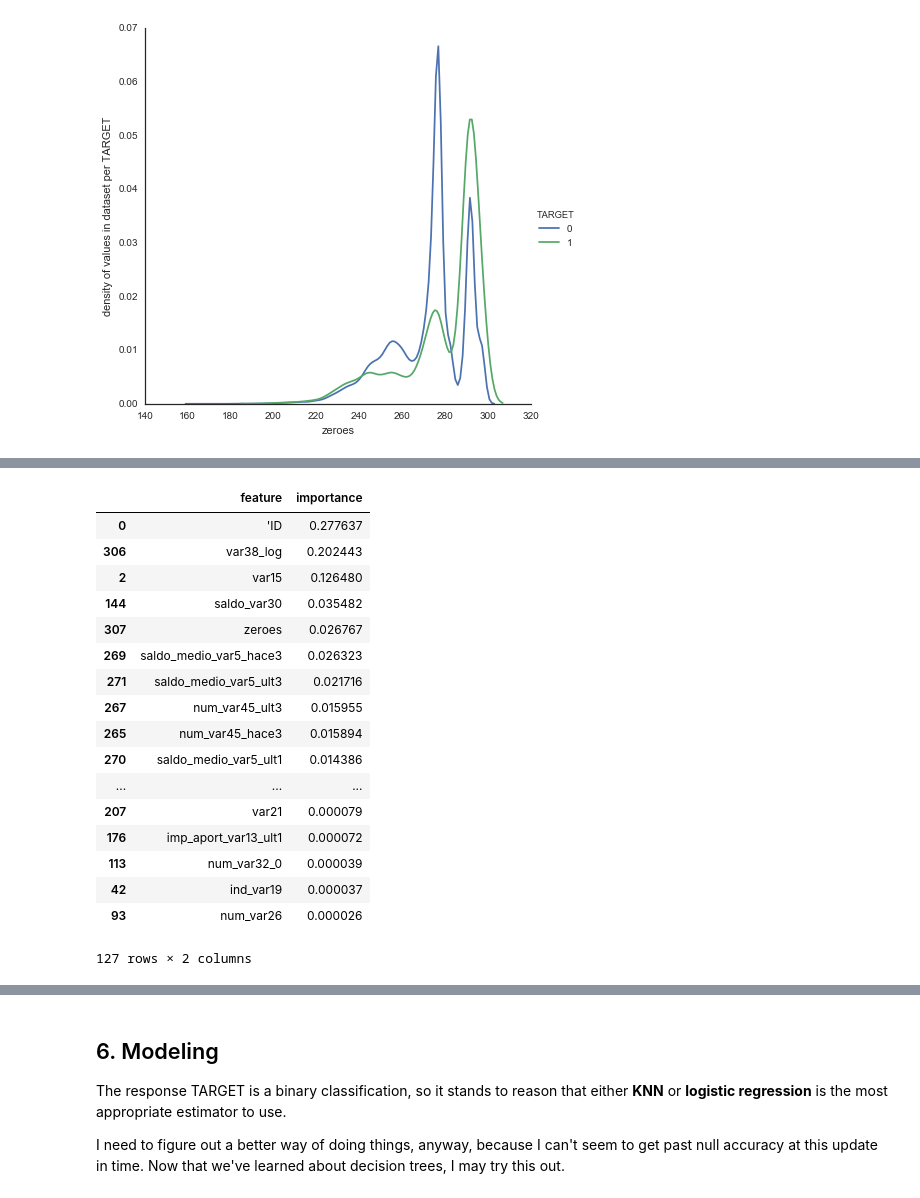
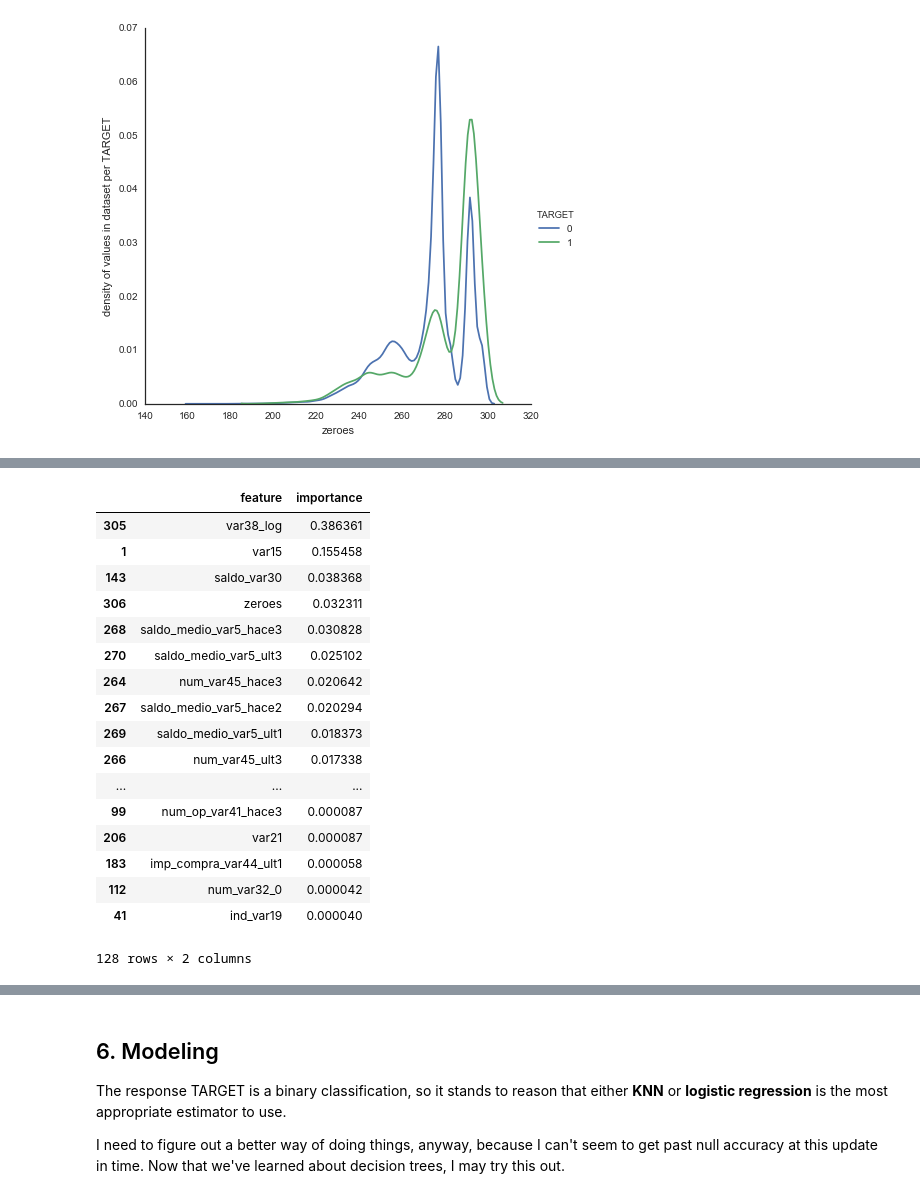
Before and after one commit to sketchychen/kaggle_santander, a Jupyter notebook: kaggle_santander_draft.ipynb, the cells around one changed output, grey strips where cells are left out. Cells and saved outputs as stored; diff of their text form; code cells hidden in the pictures.

```diff
--- a/kaggle_santander_draft.ipynb
+++ b/kaggle_santander_draft.ipynb
@@ -565,8 +560,8 @@ var3 is entirely positive (as categorical variables are wont to be) save for the
 # var3 error -999999, 117 of them
 # 117/77060 = 0.0015 (not even 1% of the entries)
 # drop as null or replace with mode (category 2)?
-santrainder = santrainder.replace(-999999, np.NaN)
-santrainder = santrainder.dropna(axis=0) # use with NaNs
+santrainder = santrainder.replace(-999999, 2)
+# santrainder = santrainder.dropna(axis=0) # use with NaNs
 # %%
 # distribution
 santrainder.var3.hist(bins=100)
@@ -747,33 +742,34 @@ Something something I'm still working on this sorry.
 # %%
 # decision tree classifier ---
 dt_features = list(santrainder.columns)
 dt_features.remove('var38') # weird to have both var38 and var38_log in same model, and var38_log seems to increase accuracy (if by a tiny bit)
+dt_features.remove("'ID") # I suppose it's possible for ID to have an affect but in this context I... I don't think so.
 dt_features.remove('TARGET') # need to remove TARGET
 X = santrainder[dt_features]
 y = santrainder.TARGET
 
 from sklearn.tree import DecisionTreeClassifier
 treeclf = DecisionTreeClassifier(random_state=1)
 treeclf.fit(X, y)
 
 dtclass_importance = pd.DataFrame({'feature':dt_features, 'importance':treeclf.feature_importances_})
 dtclass_importance[dtclass_importance.importance>0].sort_values(by='importance', ascending=False)
 # %% [output]
 |  | feature | importance |
-| 0 | 'ID | 0.277637 |
-| 306 | var38_log | 0.202443 |
-| 2 | var15 | 0.126480 |
-| 144 | saldo_var30 | 0.035482 |
-| 307 | zeroes | 0.026767 |
-| 269 | saldo_medio_var5_hace3 | 0.026323 |
-| 271 | saldo_medio_var5_ult3 | 0.021716 |
-| 267 | num_var45_ult3 | 0.015955 |
-| 265 | num_var45_hace3 | 0.015894 |
-| 270 | saldo_medio_var5_ult1 | 0.014386 |
+| 305 | var38_log | 0.386361 |
+| 1 | var15 | 0.155458 |
+| 143 | saldo_var30 | 0.038368 |
+| 306 | zeroes | 0.032311 |
+| 268 | saldo_medio_var5_hace3 | 0.030828 |
+| 270 | saldo_medio_var5_ult3 | 0.025102 |
+| 264 | num_var45_hace3 | 0.020642 |
+| 267 | saldo_medio_var5_hace2 | 0.020294 |
+| 269 | saldo_medio_var5_ult1 | 0.018373 |
+| 266 | num_var45_ult3 | 0.017338 |
 | ... | ... | ... |
-| 207 | var21 | 0.000079 |
-| 176 | imp_aport_var13_ult1 | 0.000072 |
-| 113 | num_var32_0 | 0.000039 |
-| 42 | ind_var19 | 0.000037 |
-| 93 | num_var26 | 0.000026 |
+| 99 | num_op_var41_hace3 | 0.000087 |
+| 206 | var21 | 0.000087 |
+| 183 | imp_compra_var44_ult1 | 0.000058 |
+| 112 | num_var32_0 | 0.000042 |
+| 41 | ind_var19 | 0.000040 |
-127 rows × 2 columns
+128 rows × 2 columns
```
Also changed, not shown: parts of 47 cells of this notebook, 1 other file.
